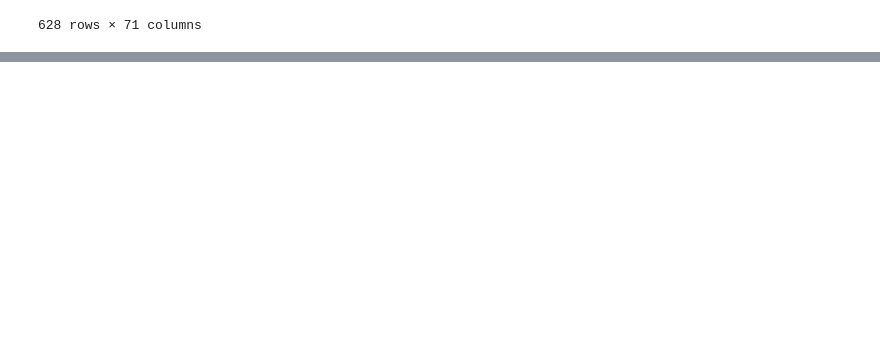
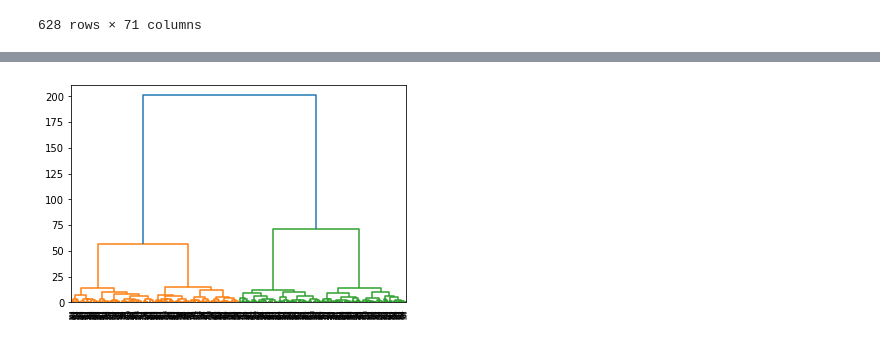
Before and after one commit to ElliottMetzler/the-manhattan-project, a Jupyter notebook: code/clustering_walkthrough.ipynb, the cells around one changed output, grey strips where cells are left out. Saved outputs shown, nothing was run; the diff lists cells and outputs as text; code cells hidden in the pictures; blank space fills up the shorter version.

```diff
--- a/code/clustering_walkthrough.ipynb
+++ b/code/clustering_walkthrough.ipynb
@@ -609,0 +362,7 @@ if __name__ == "__main__":
+# %%
+dataset = make_blobs(n_samples = 600,
+                     n_features = 3,
+                     centers = 3,
+                    )
+# %%
+points = dataset[0]
@@ -609,0 +372,5 @@ if __name__ == "__main__":
+# %%
+#Creating a dendrogram
+dendrogram = hierarchy.dendrogram(hierarchy.linkage(points, method = 'ward'))
+# %% [output]
+[figure, added]
```
Also changed, not shown: parts of 29 cells of this notebook.
